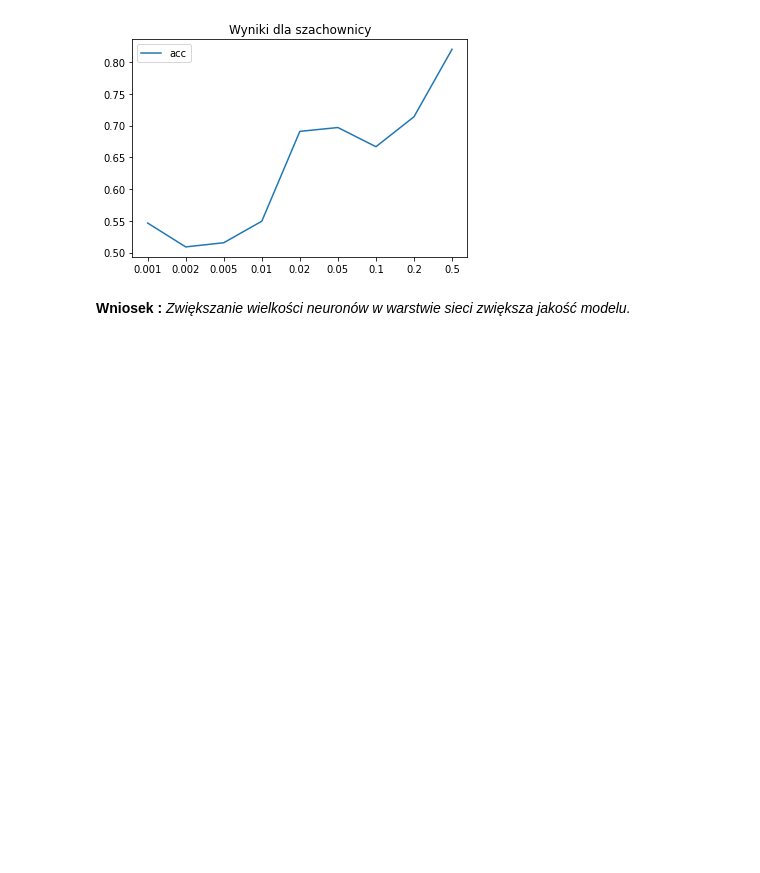
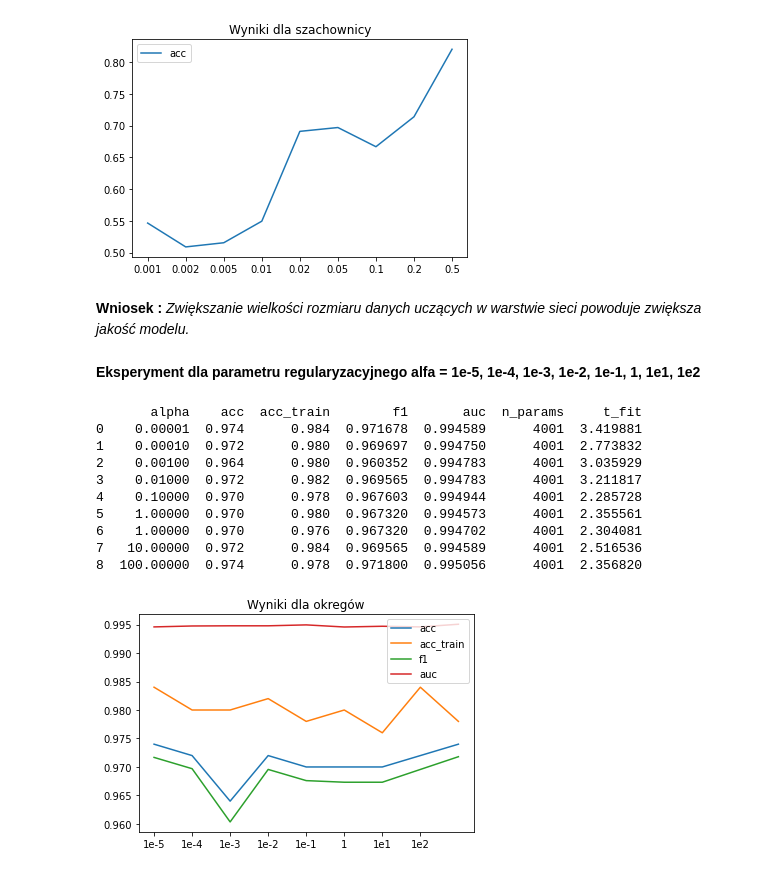
Before and after one commit to wolejnik/master-s-degree, a Jupyter notebook: classifier_MLP_ML1/main.ipynb, the cells around one changed output. Saved outputs shown, nothing was run; the diff lists cells and outputs as text; code cells hidden in the pictures; blank space fills up the shorter version.

Commit message:
:rotating_light: Created a tests for regularisation parameter alfa

```diff
--- a/classifier_MLP_ML1/main.ipynb
+++ b/classifier_MLP_ML1/main.ipynb
@@ -503,4 +503,6 @@ plt.show()
 8       0.500  0.820000      0.824  0.810924  0.888969  1.979036  0.001570
 [figure]
 # %% [markdown]
-**Wniosek :** _Zwiększanie wielkości neuronów w warstwie sieci zwiększa jakość modelu._
+**Wniosek :** _Zwiększanie wielkości rozmiaru danych uczących w warstwie sieci powoduje zwiększa jakość modelu._
+# %% [markdown]
+**Eksperyment dla parametru regularyzacyjnego alfa = 1e-5, 1e-4, 1e-3, 1e-2, 1e-1, 1, 1e1, 1e2**
@@ -506,0 +553,21 @@ plt.show()
+# %%
+exp_data = experiment_alfa_reg()
+df = pd.DataFrame(exp_data)
+print(df)
+df.loc[:, ["acc", "acc_train", "f1", "auc"]].plot()
+xticklabels = ["1e-5", "1e-4", "1e-3", "1e-2", "1e-1", "1", "1e1", "1e2"]
+plt.title('Wyniki dla okregów')
+plt.xticks([0, 1, 2, 3, 4, 5, 6, 7], xticklabels)
+plt.show()
+# %% [output]
+       alpha    acc  acc_train        f1       auc  n_params     t_fit
+0    0.00001  0.974      0.984  0.971678  0.994589      4001  3.419881
+1    0.00010  0.972      0.980  0.969697  0.994750      4001  2.773832
+2    0.00100  0.964      0.980  0.960352  0.994783      4001  3.035929
+3    0.01000  0.972      0.982  0.969565  0.994783      4001  3.211817
+4    0.10000  0.970      0.978  0.967603  0.994944      4001  2.285728
+5    1.00000  0.970      0.980  0.967320  0.994573      4001  2.355561
+6    1.00000  0.970      0.976  0.967320  0.994702      4001  2.304081
+7   10.00000  0.972      0.984  0.969565  0.994589      4001  2.516536
+8  100.00000  0.974      0.978  0.971800  0.995056      4001  2.356820
+[figure, added]
```
Also changed, not shown: parts of 3 cells of this notebook.
